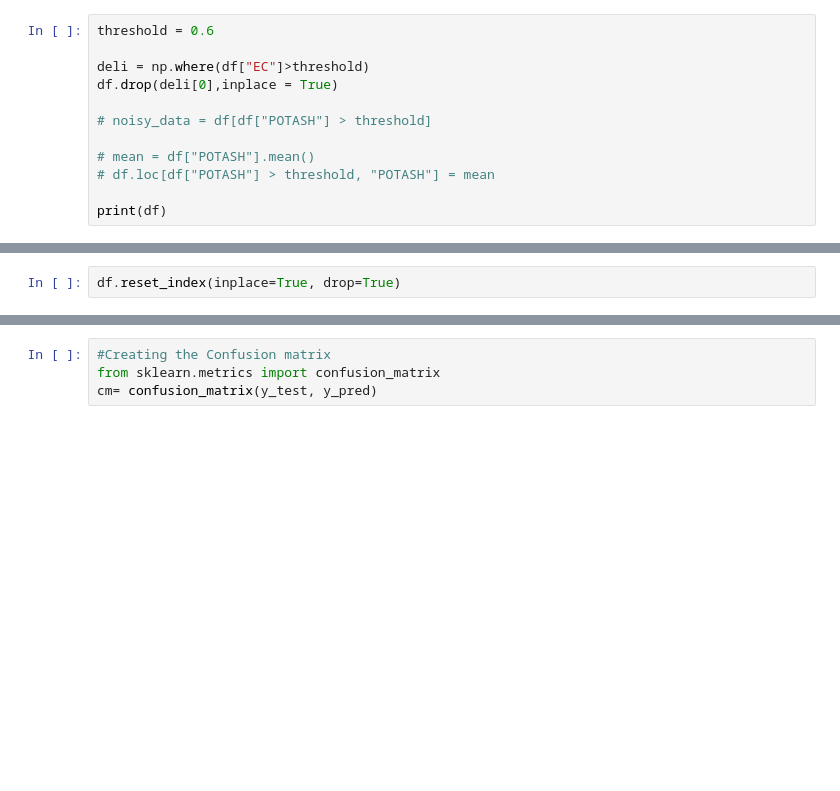
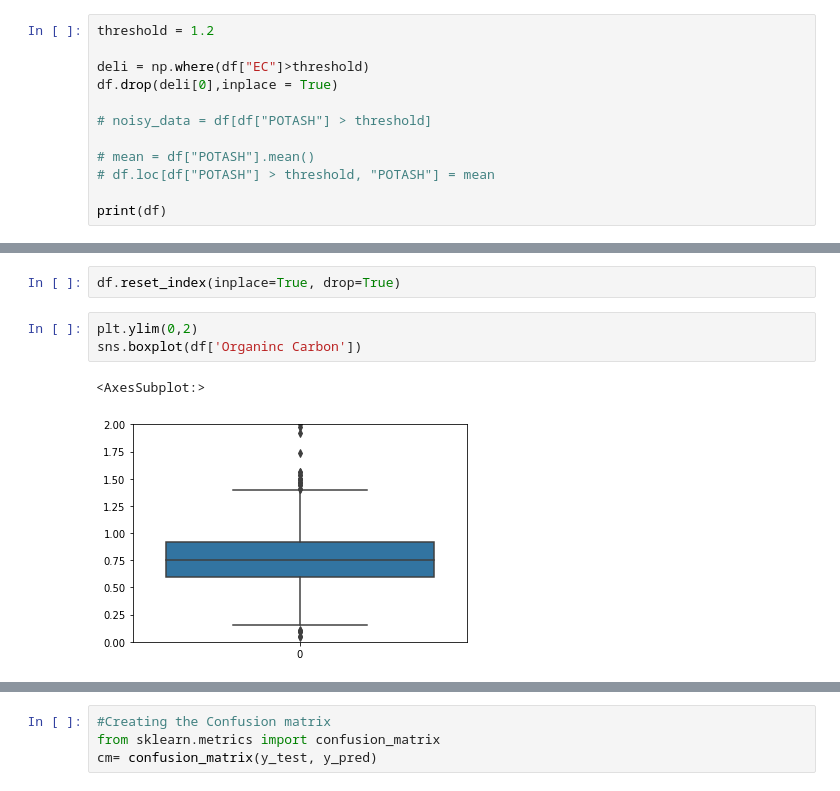
Before and after one commit to vedant218/soilfertility, a Jupyter notebook: MPR FINAL1.ipynb, the cells around one changed output, grey strips where cells are left out. Cells and saved outputs as stored; diff of their text form; blank space fills up the shorter version.

```diff
--- a/MPR FINAL1.ipynb
+++ b/MPR FINAL1.ipynb
@@ -25,5 +25,5 @@ sns.boxplot(df['EC'])
 # %%
-threshold = 0.6
+threshold = 1.2
 
 deli = np.where(df["EC"]>threshold)
 df.drop(deli[0],inplace = True)
@@ -37,3 +55,9 @@ print(df)
 # %%
 df.reset_index(inplace=True, drop=True)
+# %%
+plt.ylim(0,2)
+sns.boxplot(df['Organinc Carbon'])
+# %% [output]
+<AxesSubplot:>
+[figure, added]
 # %%
```
Also changed, not shown: parts of 41 cells of this notebook.
